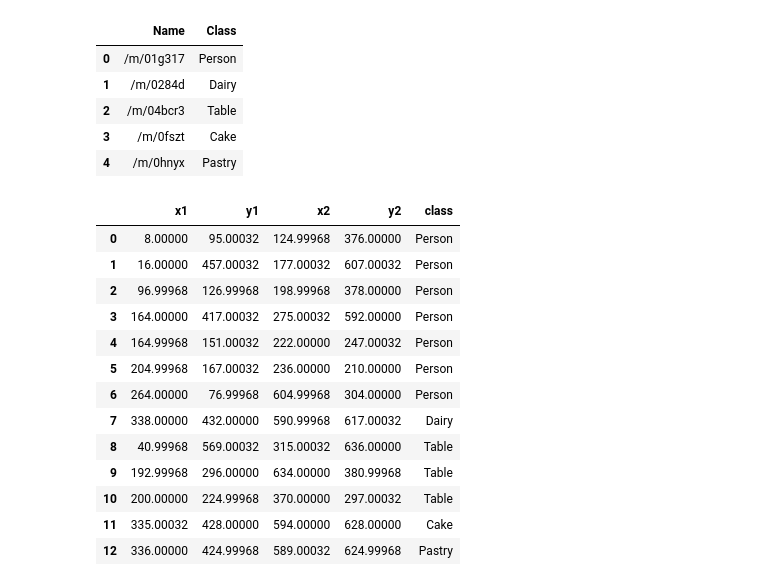
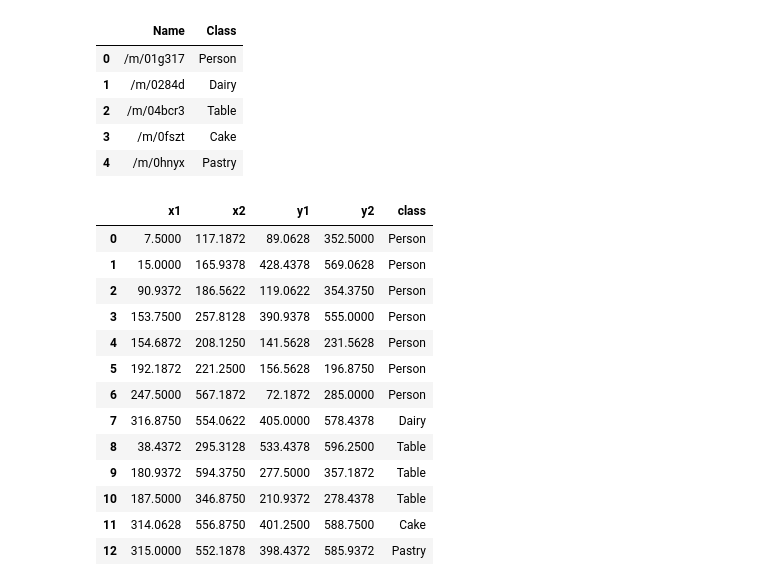
Before and after one commit to Tushar-K24/Emotion-Detection, a Jupyter notebook: EmotionDetection/modules_test.ipynb, the cells around one changed output. Cells and saved outputs as stored; diff of their text form; code cells hidden in the pictures.

```diff
--- a/EmotionDetection/modules_test.ipynb
+++ b/EmotionDetection/modules_test.ipynb
@@ -39,11 +39,14 @@ pool.get_config()
 # %% [markdown]
 ## Testing Region Proposals (generate.py)
 # %%
-#rpn proposals
 from rpn.generate import generate_anchor_boxes
 import config as C
-img = cv2.imread("test_img/10245691204_98dce75b5a_o.jpg")
-bbox = pd.read_csv("test_img/test_bbox.csv")
-cls_labels = pd.read_csv("test_img/class_labels.csv")
-plt.imshow(img[:,:,[2,1,0]])
-print(img.shape)
+
+#if image big, we resize it
+def resize(img):
+    w,h,_ = img.shape
+    if w>h:
+        scaling_factor = h/600
+    else:
+        scaling_factor = w/600
+    return cv2.resize(img,(int(h/scaling_factor),int(w/scaling_factor)))
@@ -52,0 +55,6 @@ print(img.shape)
+# %%
+img = cv2.imread("test_img/img1.jpg")
+bbox = pd.read_csv("test_img/test_bbox1.csv")
+cls_labels = pd.read_csv("test_img/class_labels1.csv")
+plt.imshow(img[:,:,[2,1,0]])
+print(img.shape)
@@ -52,0 +64,3 @@ print(img.shape)
+# %%
+img = resize(img)
+print(img.shape)
@@ -80,24 +96,28 @@ cls_labels
 | 4 | /m/0hnyx | Pastry |
 # %%
 imdb = pd.DataFrame()
-imdb[['x1','y1','x2','y2']] = bbox[['XMin','YMin','XMax','YMax']]*640
+imdb['x1'] = bbox['XMin']*img.shape[1]
+imdb['x2'] = bbox['XMax']*img.shape[1]
+imdb['y1'] = bbox['YMin']*img.shape[0]
+imdb['y2'] = bbox['YMax']*img.shape[0]
+
 imdb['class']=bbox.join(cls_labels.set_index('Name'),on='LabelName')['Class']
 imdb
 # %% [output]
-|  | x1 | y1 | x2 | y2 | class |
-| 0 | 8.00000 | 95.00032 | 124.99968 | 376.00000 | Person |
-| 1 | 16.00000 | 457.00032 | 177.00032 | 607.00032 | Person |
-| 2 | 96.99968 | 126.99968 | 198.99968 | 378.00000 | Person |
-| 3 | 164.00000 | 417.00032 | 275.00032 | 592.00000 | Person |
-| 4 | 164.99968 | 151.00032 | 222.00000 | 247.00032 | Person |
-| 5 | 204.99968 | 167.00032 | 236.00000 | 210.00000 | Person |
-| 6 | 264.00000 | 76.99968 | 604.99968 | 304.00000 | Person |
-| 7 | 338.00000 | 432.00000 | 590.99968 | 617.00032 | Dairy |
-| 8 | 40.99968 | 569.00032 | 315.00032 | 636.00000 | Table |
-| 9 | 192.99968 | 296.00000 | 634.00000 | 380.99968 | Table |
-| 10 | 200.00000 | 224.99968 | 370.00000 | 297.00032 | Table |
-| 11 | 335.00032 | 428.00000 | 594.00000 | 628.00000 | Cake |
-| 12 | 336.00000 | 424.99968 | 589.00032 | 624.99968 | Pastry |
+|  | x1 | x2 | y1 | y2 | class |
+| 0 | 7.5000 | 117.1872 | 89.0628 | 352.5000 | Person |
+| 1 | 15.0000 | 165.9378 | 428.4378 | 569.0628 | Person |
+| 2 | 90.9372 | 186.5622 | 119.0622 | 354.3750 | Person |
+| 3 | 153.7500 | 257.8128 | 390.9378 | 555.0000 | Person |
+| 4 | 154.6872 | 208.1250 | 141.5628 | 231.5628 | Person |
+| 5 | 192.1872 | 221.2500 | 156.5628 | 196.8750 | Person |
+| 6 | 247.5000 | 567.1872 | 72.1872 | 285.0000 | Person |
+| 7 | 316.8750 | 554.0622 | 405.0000 | 578.4378 | Dairy |
+| 8 | 38.4372 | 295.3128 | 533.4378 | 596.2500 | Table |
+| 9 | 180.9372 | 594.3750 | 277.5000 | 357.1872 | Table |
+| 10 | 187.5000 | 346.8750 | 210.9372 | 278.4378 | Table |
+| 11 | 314.0628 | 556.8750 | 401.2500 | 588.7500 | Cake |
+| 12 | 315.0000 | 552.1878 | 398.4372 | 585.9372 | Pastry |
 # %%
 imdb['class'].loc[imdb['class']!='Person']='bg'
 imdb
```
Also changed, not shown: parts of 21 cells of this notebook.
